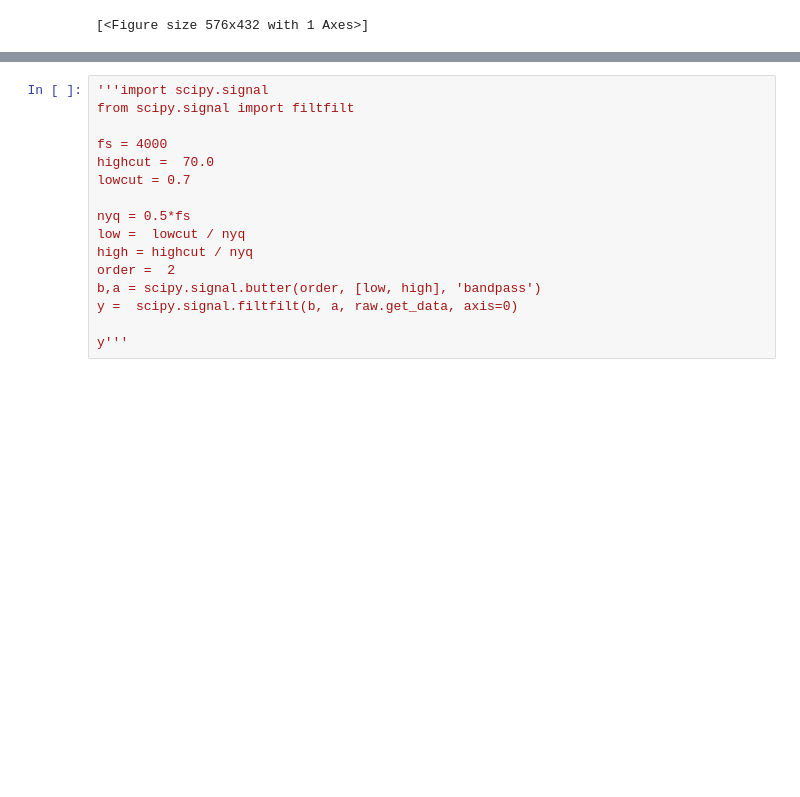
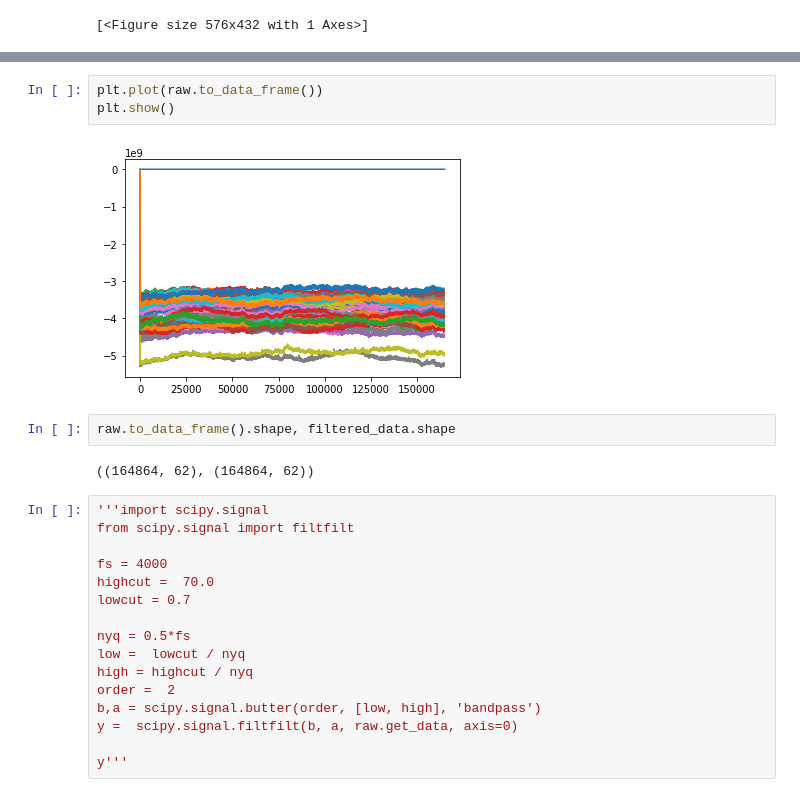
Before and after one commit to Pratyay1010/Robot-Navigation-From-Motor-Imaginary-Signals, a Jupyter notebook: eeg_v2.ipynb, the cells around one changed output, grey strips where cells are left out. Saved outputs shown, nothing was run; the diff lists cells and outputs as text; blank space fills up the shorter version.

Commit message:
bandpass filter added

```diff
--- a/eeg_v2.ipynb
+++ b/eeg_v2.ipynb
@@ -251,3 +270,12 @@ combining channels using "gfp"
+# %%
+plt.plot(raw.to_data_frame())
+plt.show()
+# %% [output]
+[figure, added]
+# %%
+raw.to_data_frame().shape, filtered_data.shape
+# %% [output]
+((164864, 62), (164864, 62))
 # %%
 '''import scipy.signal
 from scipy.signal import filtfilt
```
Also changed, not shown: parts of 21 cells of this notebook.
